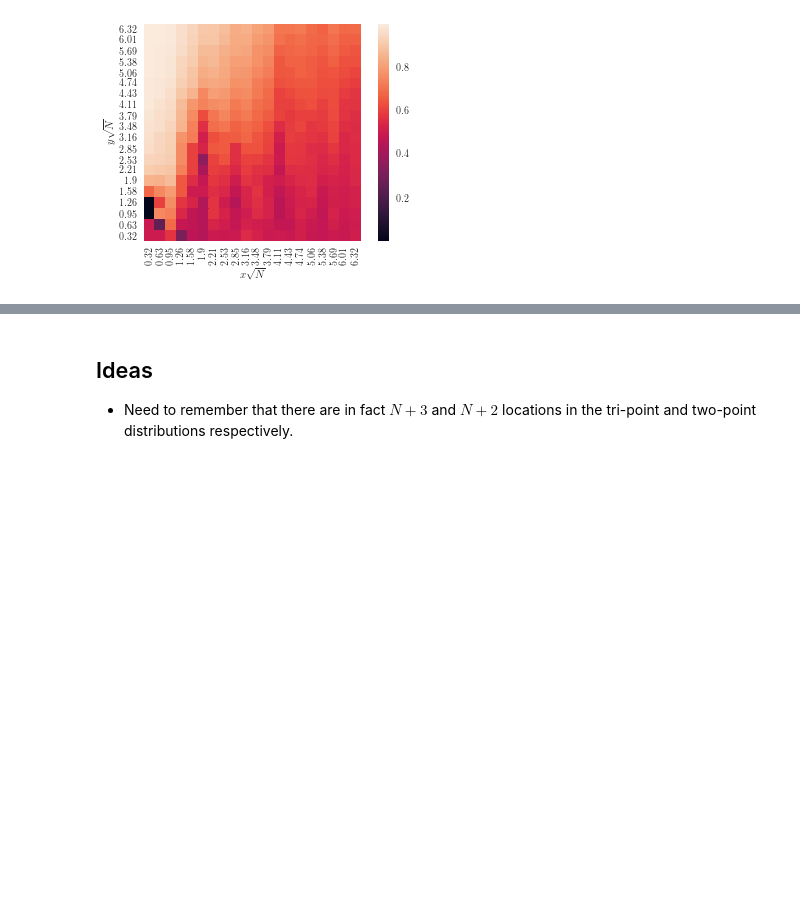
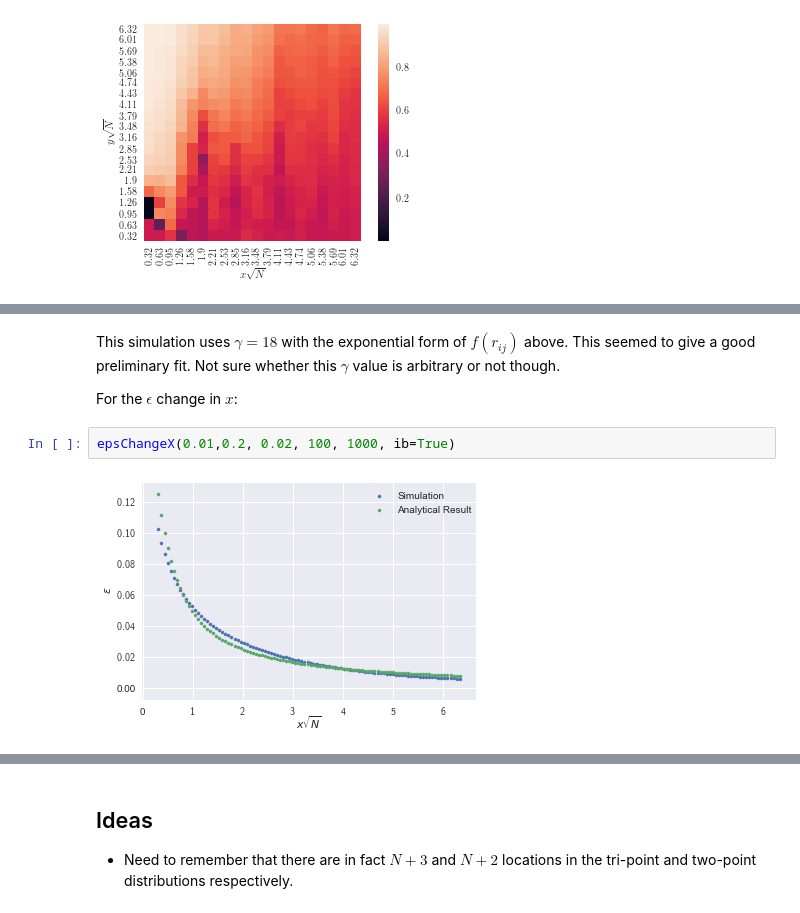
Before and after one commit to jbremz/human_mob, a Jupyter notebook: Notebooks/JB Log.ipynb, the cells around one changed output, grey strips where cells are left out. Saved outputs shown, nothing was run; the diff lists cells and outputs as text; blank space fills up the shorter version.

```diff
--- a/Notebooks/JB Log.ipynb
+++ b/Notebooks/JB Log.ipynb
@@ -41,0 +55,8 @@ anaTP(0.01,0.2,0.01,0.2,20,1000, model='radiation', ib=False)
+# %% [markdown]
+This simulation uses $\gamma = 18$ with the exponential form of $f(r_{ij})$ above. This seemed to give a good preliminary fit. Not sure whether this $\gamma$ value is arbitrary or not though.
+
+For the $\epsilon$ change in $x$:
+# %%
+epsChangeX(0.01,0.2, 0.02, 100, 1000, ib=True)
+# %% [output]
+[figure, added]
```
Also changed, not shown: parts of 9 cells of this notebook, 1 other file.
